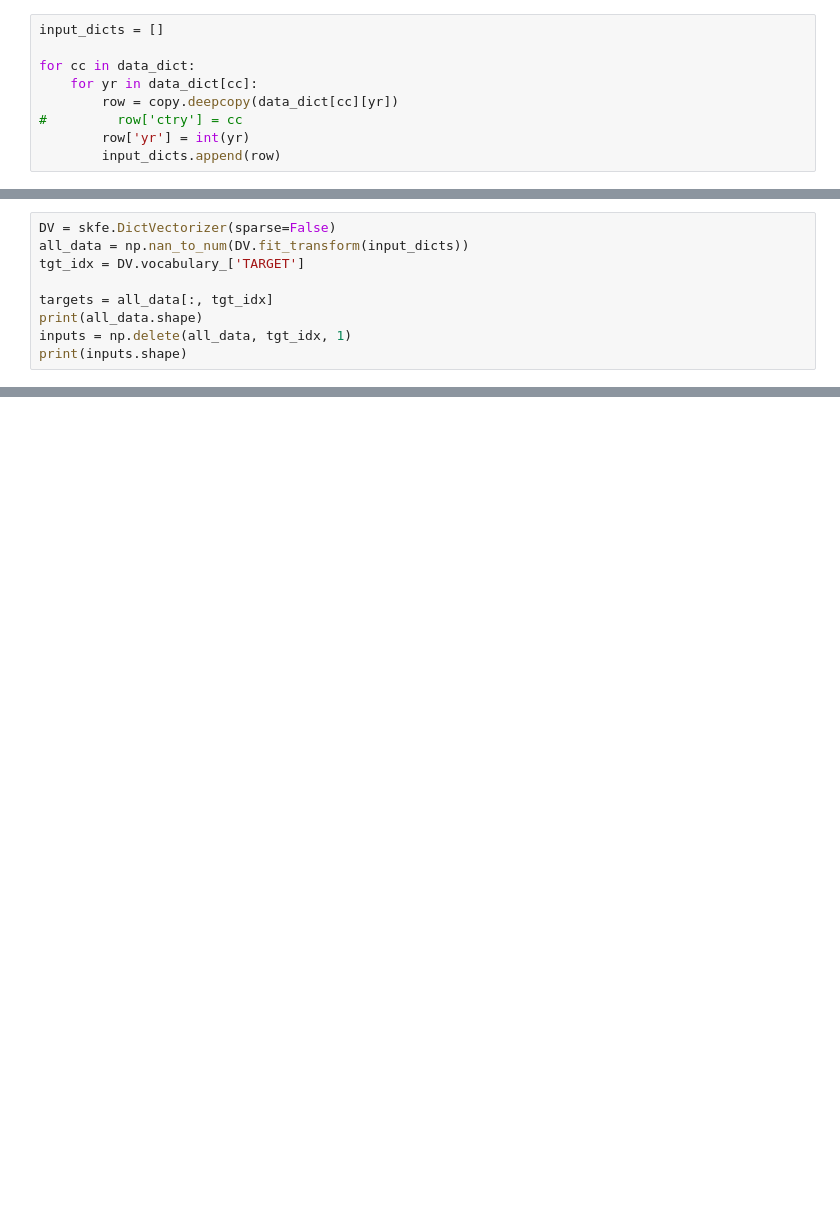
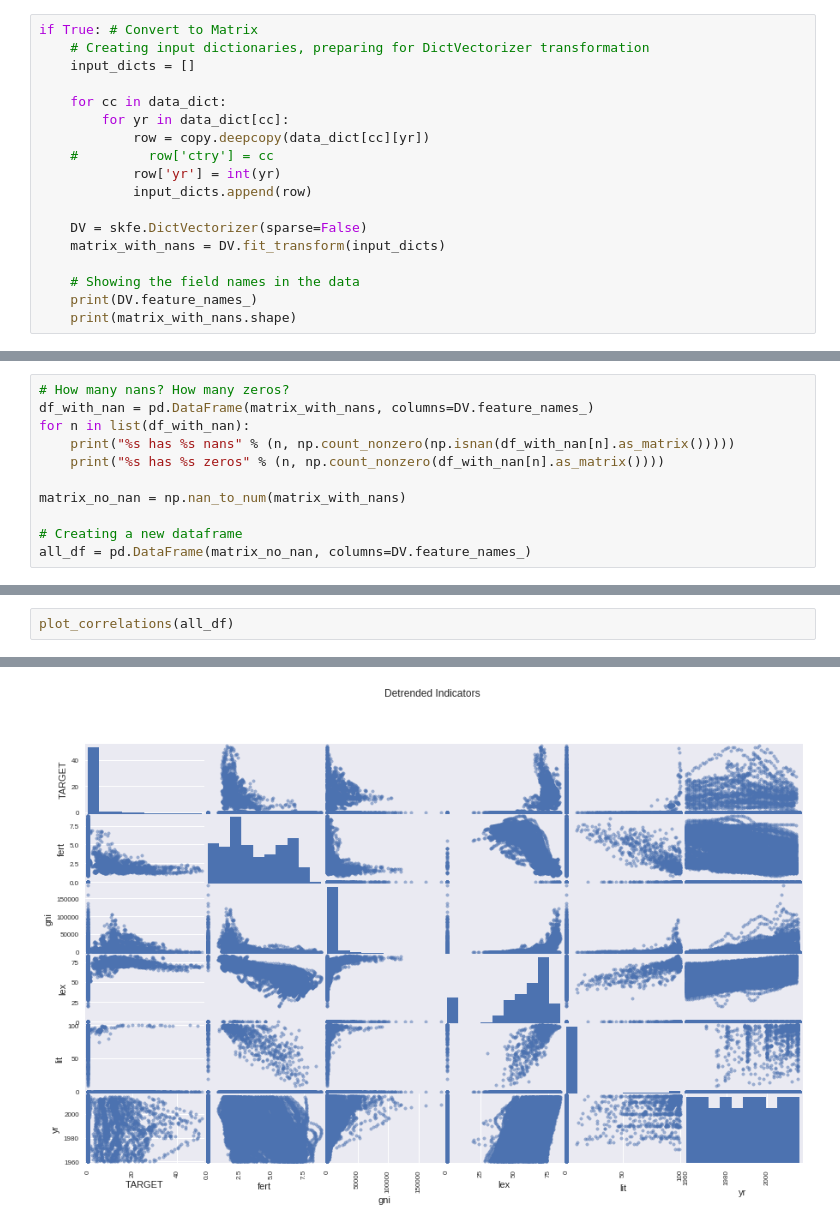
Before and after one commit to dmonroe85/first_world_suicide, a Jupyter notebook: suicide_study.ipynb, the cells around one changed output, grey strips where cells are left out. Drawn from its saved outputs; the diff is of its cells as text; blank space fills up the shorter version.

```diff
--- a/suicide_study.ipynb
+++ b/suicide_study.ipynb
@@ -129,9 +224,18 @@ for index, row in scd_df.iterrows():
 # %%
-input_dicts = []
+if True: # Convert to Matrix
+    # Creating input dictionaries, preparing for DictVectorizer transformation
+    input_dicts = []
 
-for cc in data_dict:
-    for yr in data_dict[cc]:
-        row = copy.deepcopy(data_dict[cc][yr])
-#         row['ctry'] = cc
-        row['yr'] = int(yr)
-        input_dicts.append(row)
+    for cc in data_dict:
+        for yr in data_dict[cc]:
+            row = copy.deepcopy(data_dict[cc][yr])
+    #         row['ctry'] = cc
+            row['yr'] = int(yr)
+            input_dicts.append(row)
+
+    DV = skfe.DictVectorizer(sparse=False)
+    matrix_with_nans = DV.fit_transform(input_dicts)
+
+    # Showing the field names in the data
+    print(DV.feature_names_)
+    print(matrix_with_nans.shape)
@@ -138,9 +244,0 @@ for cc in data_dict:
-# %%
-DV = skfe.DictVectorizer(sparse=False)
-all_data = np.nan_to_num(DV.fit_transform(input_dicts))
-tgt_idx = DV.vocabulary_['TARGET']
-
-targets = all_data[:, tgt_idx]
-print(all_data.shape)
-inputs = np.delete(all_data, tgt_idx, 1)
-print(inputs.shape)
@@ -200,0 +245,11 @@ plt.show()
+# %%
+# How many nans? How many zeros?
+df_with_nan = pd.DataFrame(matrix_with_nans, columns=DV.feature_names_)
+for n in list(df_with_nan):
+    print("%s has %s nans" % (n, np.count_nonzero(np.isnan(df_with_nan[n].as_matrix()))))
+    print("%s has %s zeros" % (n, np.count_nonzero(df_with_nan[n].as_matrix())))
+
+matrix_no_nan = np.nan_to_num(matrix_with_nans)
+
+# Creating a new dataframe
+all_df = pd.DataFrame(matrix_no_nan, columns=DV.feature_names_)
@@ -200,0 +271,3 @@ plt.show()
+# %%
+plot_correlations(all_df)
+# %% [output]
@@ -200,0 +282 @@ plt.show()
+[figure, added]
```
Also changed, not shown: parts of 30 cells of this notebook.
